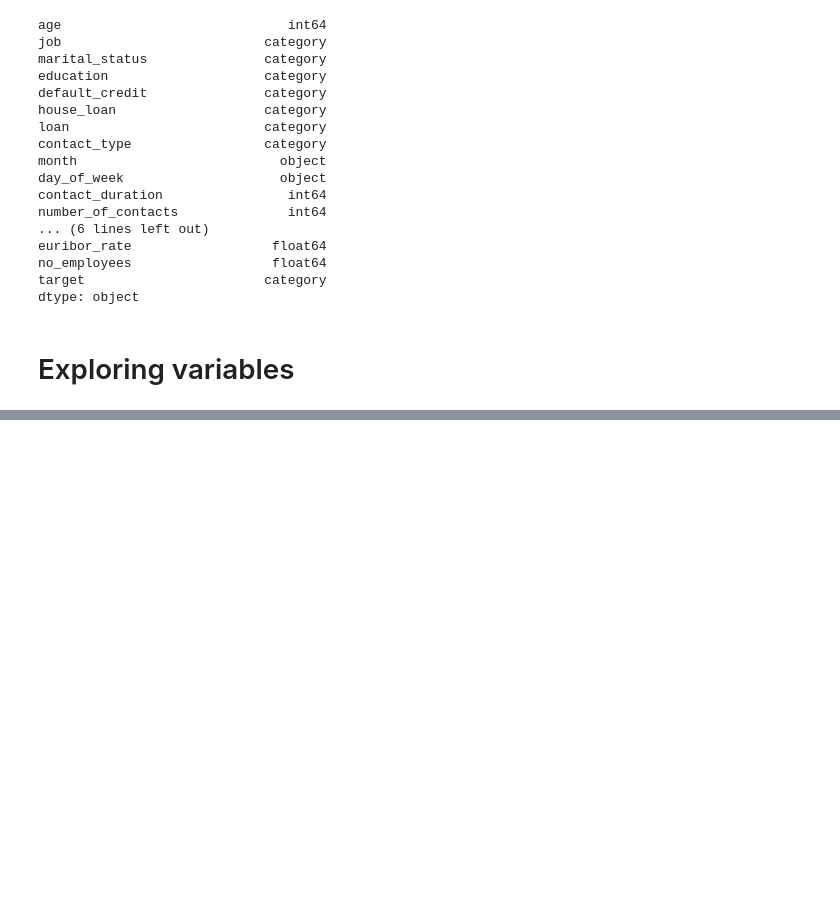
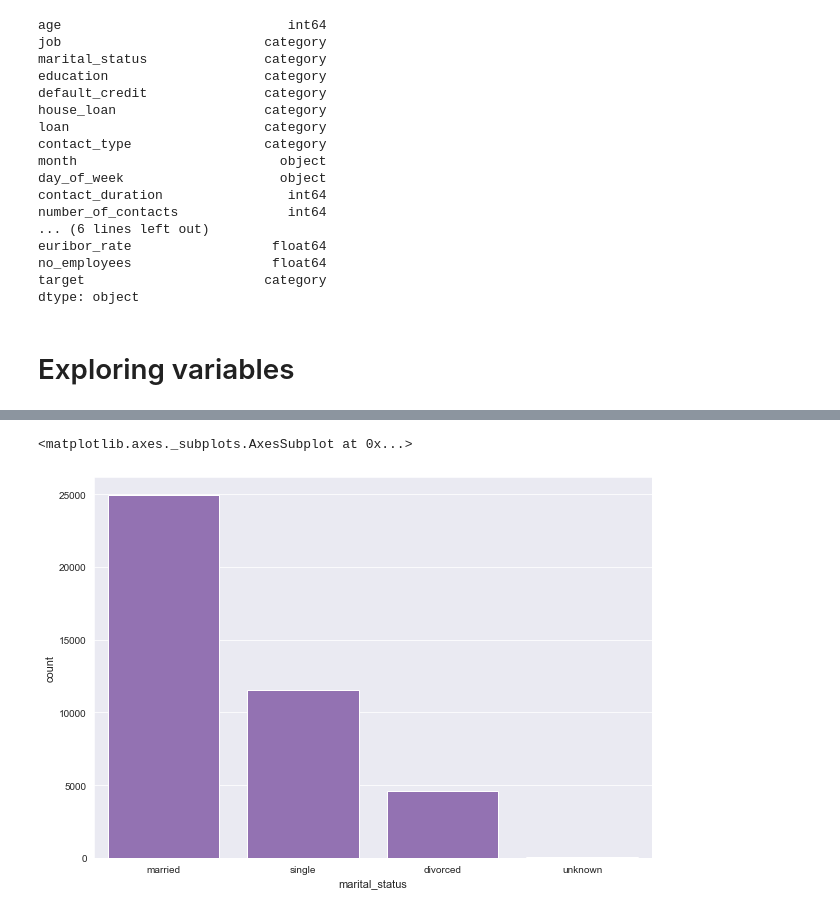
Before and after one commit to Janka93/Bank-Marketing-Campaign, a Jupyter notebook: Bank Marketing.ipynb, the cells around one changed output, grey strips where cells are left out. Cells and saved outputs as stored; diff of their text form; code cells hidden in the pictures; blank space fills up the shorter version.

```diff
--- a/Bank Marketing.ipynb
+++ b/Bank Marketing.ipynb
@@ -254,0 +271,6 @@ sns.countplot(data.job.value_counts())
+# %%
+# Clients marital status visualization
+sns.countplot(data = data, x = 'marital_status', order = data.marital_status.value_counts().index, color = base_color);
+# %% [output]
+<matplotlib.axes._subplots.AxesSubplot at 0x...>
+[figure, added]
```
Also changed, not shown: parts of 5 cells of this notebook.
